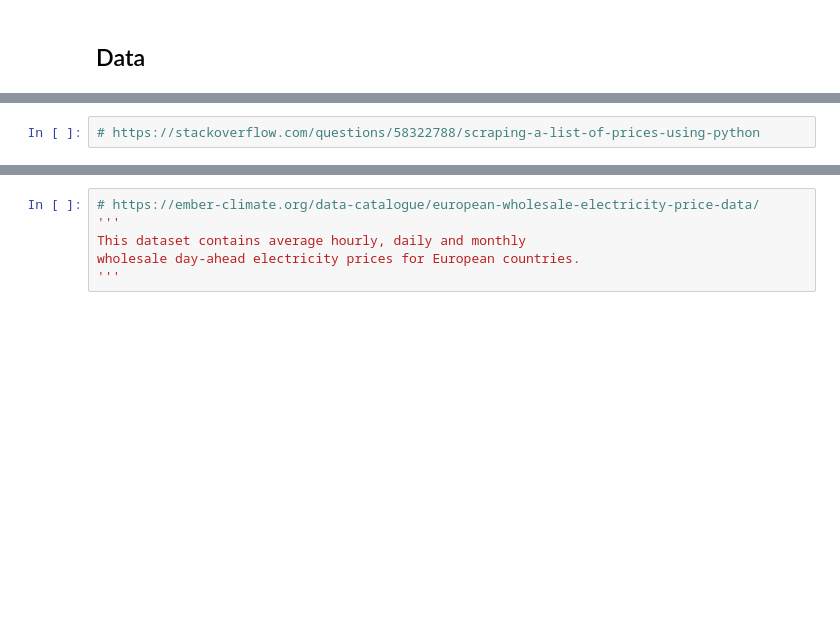
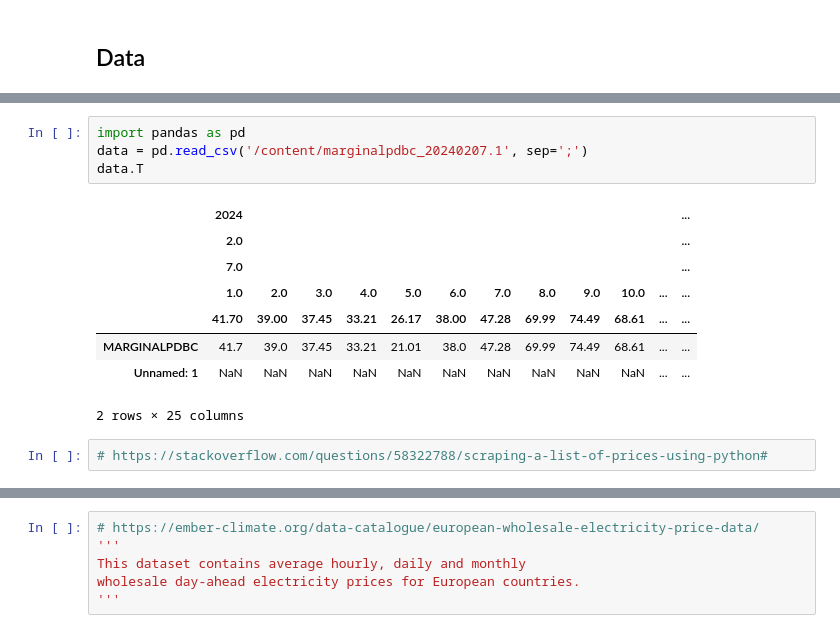
Before and after one commit to mzaoualim/electricity-price-forecasting, a Jupyter notebook: electricity_price_forcasting.ipynb, the cells around one changed output, grey strips where cells are left out. Drawn from its saved outputs; the diff is of its cells as text; blank space fills up the shorter version.

```diff
--- a/electricity_price_forcasting.ipynb
+++ b/electricity_price_forcasting.ipynb
@@ -68,2 +104,15 @@ STRATEGY ==> ARBITRAGE
+# %%
+import pandas as pd
+data = pd.read_csv('/content/marginalpdbc_20240207.1', sep=';')
+data.T
+# %% [output]
+|  | 2024 |  |  |  |  |  |  |  |  |  |  | ... |
+|  | 2.0 |  |  |  |  |  |  |  |  |  |  | ... |
+|  | 7.0 |  |  |  |  |  |  |  |  |  |  | ... |
+|  | 1.0 | 2.0 | 3.0 | 4.0 | 5.0 | 6.0 | 7.0 | 8.0 | 9.0 | 10.0 | ... | ... |
+|  | 41.70 | 39.00 | 37.45 | 33.21 | 26.17 | 38.00 | 47.28 | 69.99 | 74.49 | 68.61 | ... | ... |
+| MARGINALPDBC | 41.7 | 39.0 | 37.45 | 33.21 | 21.01 | 38.0 | 47.28 | 69.99 | 74.49 | 68.61 | ... | ... |
+| Unnamed: 1 | NaN | NaN | NaN | NaN | NaN | NaN | NaN | NaN | NaN | NaN | ... | ... |
+2 rows × 25 columns
 # %%
-# https://stackoverflow.com/questions/58322788/scraping-a-list-of-prices-using-python
+# https://stackoverflow.com/questions/58322788/scraping-a-list-of-prices-using-python#
```
Also changed, not shown: parts of 21 cells of this notebook.
